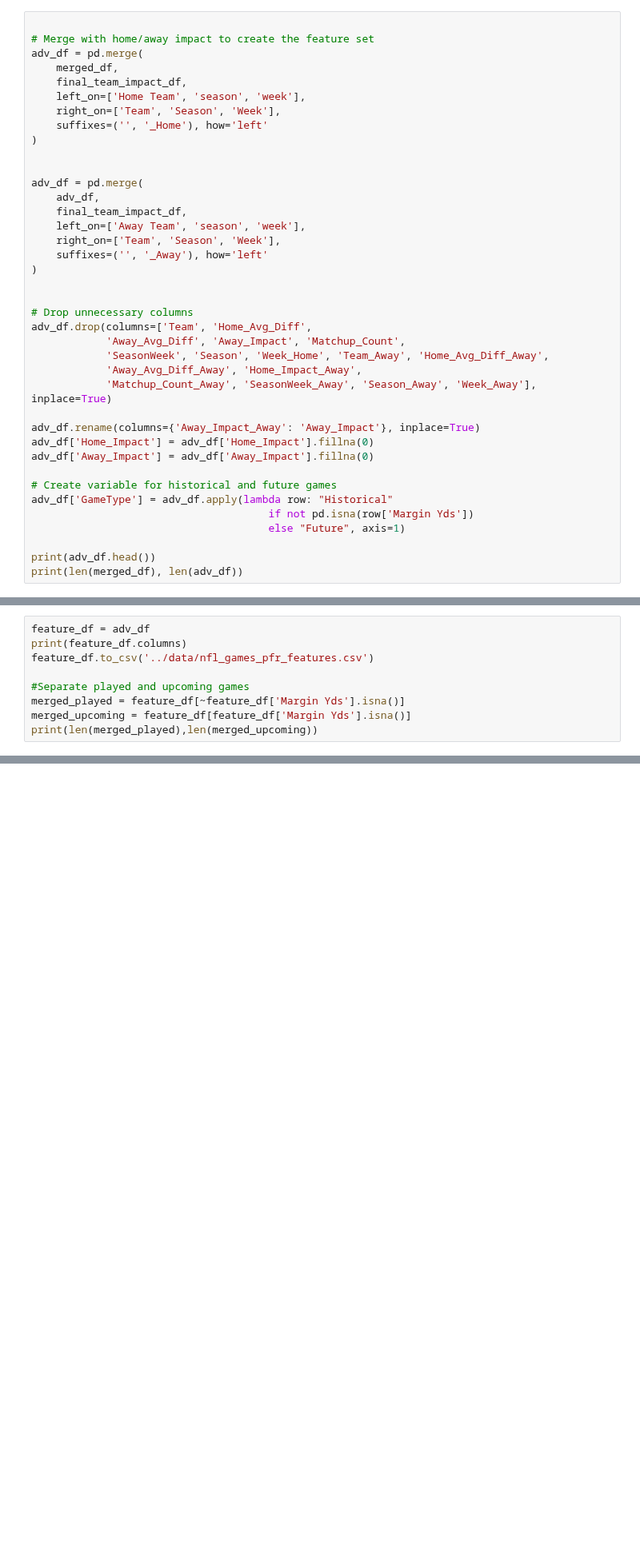
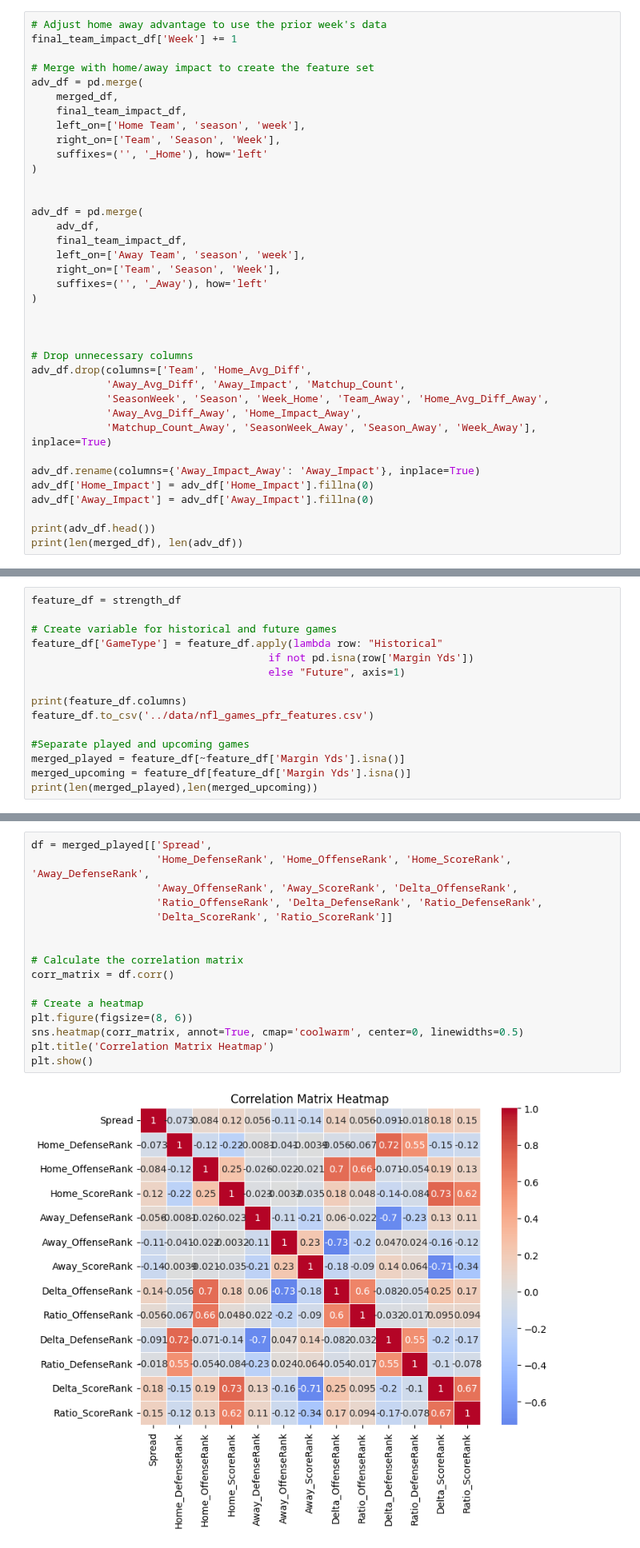
Before and after one commit to mseewaters/beatingtheodds, a Jupyter notebook: src/2. featureprep_pfr.ipynb, the cells around one changed output, grey strips where cells are left out. Shown at 80% size. Saved outputs shown, nothing was run; the diff lists cells and outputs as text; blank space fills up the shorter version.

Commit message:
added point strength

```diff
--- a/src/2. featureprep_pfr.ipynb
+++ b/src/2. featureprep_pfr.ipynb
@@ -425,6 +429,8 @@ Index(['Day', 'Date', 'Time', 'Winner', 'LoserIsHome', 'Loser', 'PtsW', 'PtsL',
       dtype='object')
 2211
 # %%
+# Adjust home away advantage to use the prior week's data
+final_team_impact_df['Week'] += 1
 
 # Merge with home/away impact to create the feature set
 adv_df = pd.merge(
@@ -445,6 +451,7 @@ adv_df = pd.merge(
 )
 
 
+
 # Drop unnecessary columns
 adv_df.drop(columns=['Team', 'Home_Avg_Diff',
             'Away_Avg_Diff', 'Away_Impact', 'Matchup_Count',
@@ -456,11 +463,6 @@ adv_df.rename(columns={'Away_Impact_Away': 'Away_Impact'}, inplace=True)
 adv_df['Home_Impact'] = adv_df['Home_Impact'].fillna(0)
 adv_df['Away_Impact'] = adv_df['Away_Impact'].fillna(0)
 
-# Create variable for historical and future games
-adv_df['GameType'] = adv_df.apply(lambda row: "Historical"
-                                      if not pd.isna(row['Margin Yds'])
-                                      else "Future", axis=1)
-
 print(adv_df.head())
 print(len(merged_df), len(adv_df))
 # %% [output]
@@ -484,5 +623,11 @@ print(len(merged_df), len(adv_df))
 # %%
-feature_df = adv_df
+feature_df = strength_df
+
+# Create variable for historical and future games
+feature_df['GameType'] = feature_df.apply(lambda row: "Historical"
+                                      if not pd.isna(row['Margin Yds'])
+                                      else "Future", axis=1)
+
 print(feature_df.columns)
 feature_df.to_csv('../data/nfl_games_pfr_features.csv')
 
@@ -532,3 +677,21 @@ max           0.219740        55.795511
 0.85         0.032990         3.602244
 0.90         0.045768         5.146693
 0.95         0.067127         8.182584
+# %%
+df = merged_played[['Spread',
+                    'Home_DefenseRank', 'Home_OffenseRank', 'Home_ScoreRank', 'Away_DefenseRank',
+                    'Away_OffenseRank', 'Away_ScoreRank', 'Delta_OffenseRank',
+                    'Ratio_OffenseRank', 'Delta_DefenseRank', 'Ratio_DefenseRank',
+                    'Delta_ScoreRank', 'Ratio_ScoreRank']]
+
+
+# Calculate the correlation matrix
+corr_matrix = df.corr()
+
+# Create a heatmap
+plt.figure(figsize=(8, 6))
+sns.heatmap(corr_matrix, annot=True, cmap='coolwarm', center=0, linewidths=0.5)
+plt.title('Correlation Matrix Heatmap')
+plt.show()
+# %% [output]
+[figure, added]
```
Also changed, not shown: parts of 8 cells of this notebook, 1 other file.
